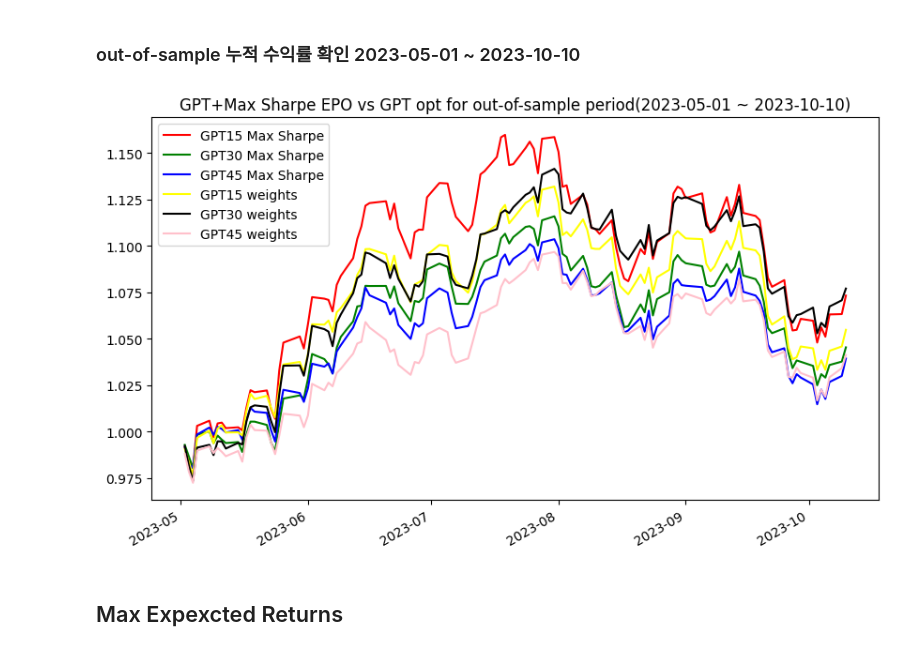
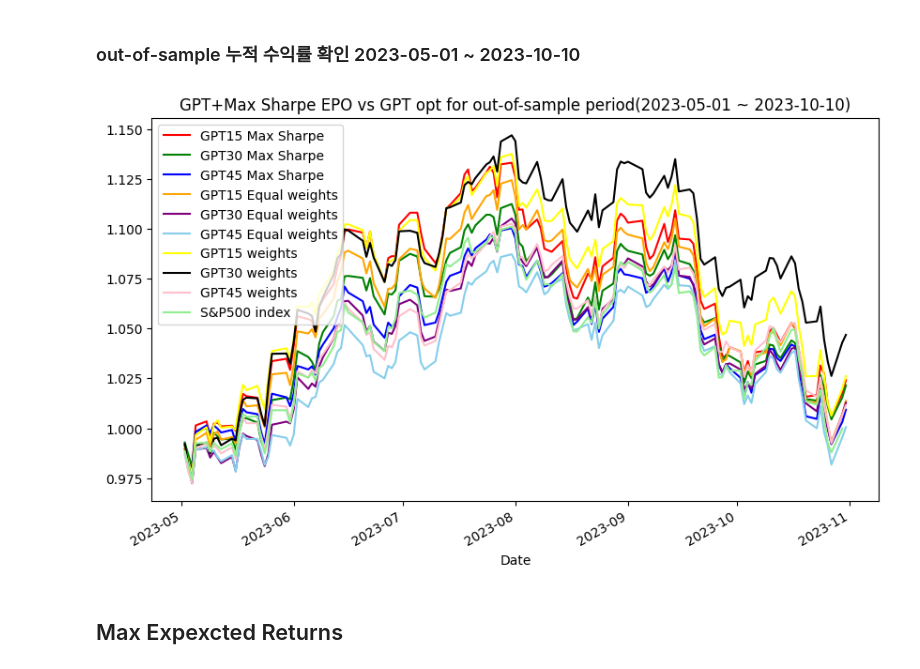
Before and after one commit to FELAB-KHU/S-PQuantTeam01, a Jupyter notebook: Jiyoung/1124/EPO+MVO.ipynb, the cells around one changed output. Cells and saved outputs as stored; diff of their text form; code cells hidden in the pictures.

```diff
--- a/Jiyoung/1124/EPO+MVO.ipynb
+++ b/Jiyoung/1124/EPO+MVO.ipynb
@@ -51,0 +59,5 @@ mkt
+# %%
+# S&P500 out of sample
+snpout = yf.download('^GSPC', '2023-05-01', '2023-10-31')['Adj Close']
+snp_ret_out = snpout.pct_change().dropna()
+snpout = (1 + snp_ret_out).cumprod()
@@ -206,3 +221,16 @@ GMV EPO 45 weights
+# %%
+# 동일 가중
+def make_dict(dict):
+    dic = {}
+
+    for column in dict.keys():
+        dic[column] = 1/len(dict.keys())
+
+    return dic
+
+gpt15_same = make_dict(stocks_15)
+gpt30_same = make_dict(stocks_30)
+gpt45_same = make_dict(stocks_45)
 # %%
 # 누적 수익률 함수
 # bool에 True를 넣으면 gpt gmv epo opt 데이터로 실행, False이면 GPT로 이미 가져와있는거 실행
@@ -261,7 +345,7 @@ cum_45 = cum_ret_gmv_epo(stocks_45, gmv_epo_45, '2023-05-01', '2023-10-10')
 # %%
-gpt_15_out = cum_ret_gpt(stocks_15, '2023-04-29', '2023-10-10')
-gpt_30_out = cum_ret_gpt(stocks_30, '2023-04-29', '2023-10-10')
-gpt_45_out = cum_ret_gpt(stocks_45, '2023-04-29', '2023-10-10')
+gpt_15_out = cum_ret_gpt(stocks_15, '2023-04-29', '2023-10-31')
+gpt_30_out = cum_ret_gpt(stocks_30, '2023-04-29', '2023-10-31')
+gpt_45_out = cum_ret_gpt(stocks_45, '2023-04-29', '2023-10-31')
 # %%
 # Log
 
@@ -434,25 +531,34 @@ plt.show()
 # %% [markdown]
 ### out-of-sample 누적 수익률 확인 2023-05-01 ~ 2023-10-10
 # %%
-# out-of-sample
-msf_15 = max_sharpe_epo_cum_ret(stocks_15, msp_epo_15, '2023-04-29', '2023-10-10')
-msf_30 = max_sharpe_epo_cum_ret(stocks_30, msp_epo_30, '2023-04-29', '2023-10-10')
-msf_45 = max_sharpe_epo_cum_ret(stocks_45, msp_epo_45, '2023-04-29', '2023-10-10')
+#  max sharpe + epo
+msf_15 = max_sharpe_epo_cum_ret(stocks_15, msp_epo_15, '2023-04-29', '2023-10-31')
+msf_30 = max_sharpe_epo_cum_ret(stocks_30, msp_epo_30, '2023-04-29', '2023-10-31')
+msf_45 = max_sharpe_epo_cum_ret(stocks_45, msp_epo_45, '2023-04-29', '2023-10-31')
+
+# equal weight
+cum_eq_15 = cum_ret_gmv_epo(stocks_15, list(gpt15_same.values()), '2023-05-01', '2023-10-31')
+cum_eq_30 = cum_ret_gmv_epo(stocks_30, list(gpt30_same.values()), '2023-05-01', '2023-10-31')
+cum_eq_45 = cum_ret_gmv_epo(stocks_45, list(gpt45_same.values()), '2023-05-01', '2023-10-31')
 # %%
 plt.figure(figsize=(10,6))
 plt.title("GPT+Max Sharpe EPO vs GPT opt for out-of-sample period(2023-05-01 ~ 2023-10-10)")
 
 msf_15.plot(label='GPT15 Max Sharpe', color='red')
 msf_30.plot(label='GPT30 Max Sharpe', color='green')
 msf_45.plot(label='GPT45 Max Sharpe', color='blue')
+cum_eq_15.plot(label='GPT15 Equal weights', color='orange')
+cum_eq_30.plot(label='GPT30 Equal weights', color='purple')
+cum_eq_45.plot(label='GPT45 Equal weights', color='skyblue')
 gpt_15_out.plot(label='GPT15 weights', color='yellow')
 gpt_30_out.plot(label='GPT30 weights', color='black')
 gpt_45_out.plot(label='GPT45 weights', color='pink')
+snpout.plot(label='S&P500 index', color='lightgreen')
 
 plt.legend()
 plt.show()
 # %% [output]
-[figure, old version]
+[figure, new version]
 # %% [markdown]
 ## Max Expexcted Returns
 # %%
```
Also changed, not shown: parts of 27 cells of this notebook, 2 other files.
